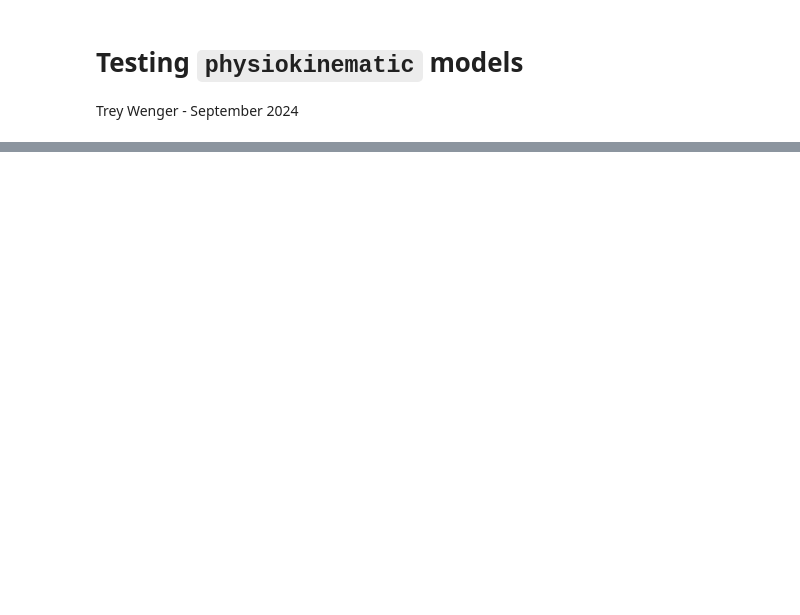
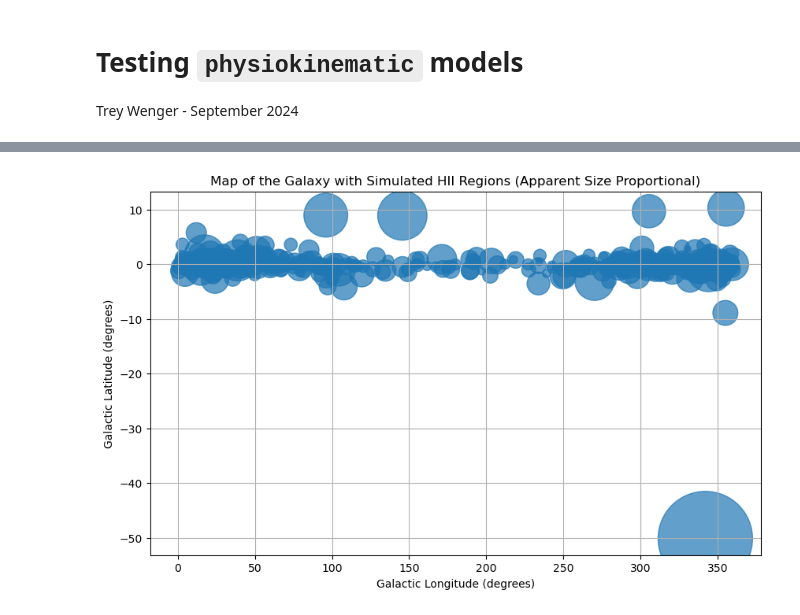
Before and after one commit to ryanbakko/physiokinematic, a Jupyter notebook: test.ipynb, the cells around one changed output, grey strips where cells are left out. Drawn from its saved outputs; the diff is of its cells as text; code cells hidden in the pictures; blank space fills up the shorter version.

```diff
--- a/test.ipynb
+++ b/test.ipynb
@@ -193,0 +169,4 @@ ax.set_xlim(360.0, 0.0)
+# %%
+plot.plot_galaxy_map(hii_data)
+# %% [output]
+[figure, added]
```
Also changed, not shown: parts of 21 cells of this notebook, 8 other files.
